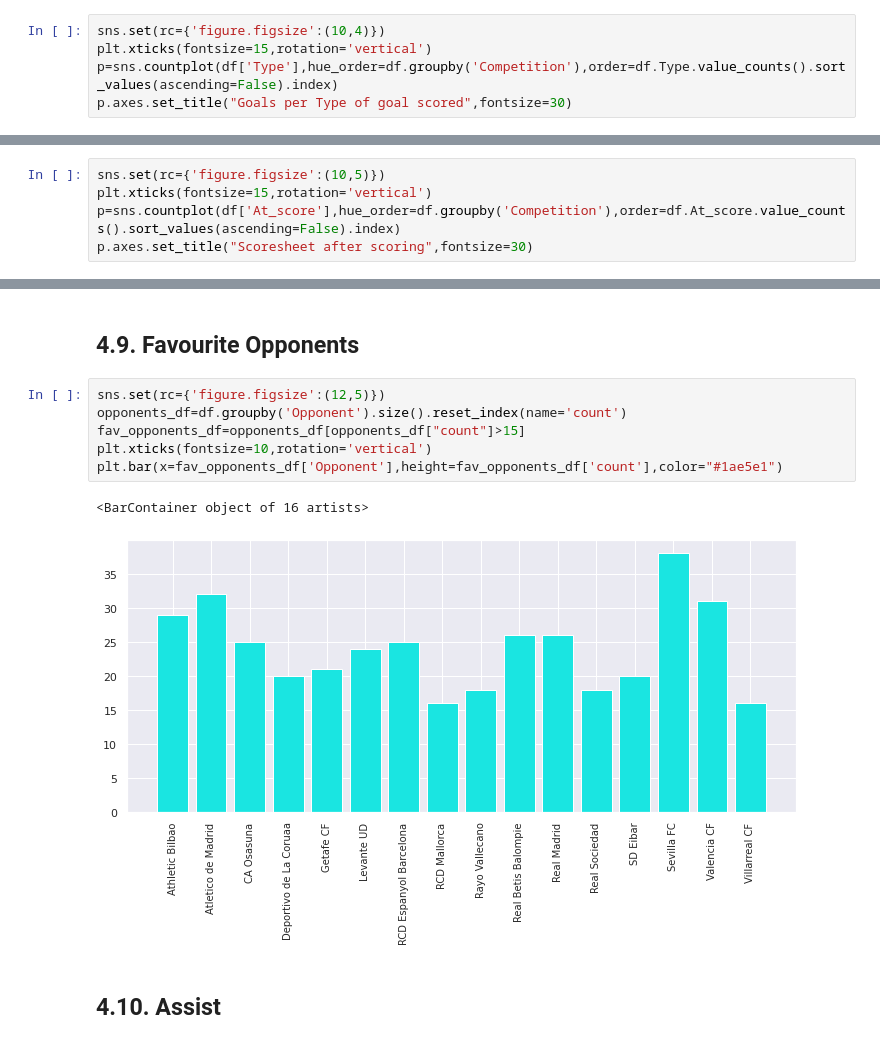
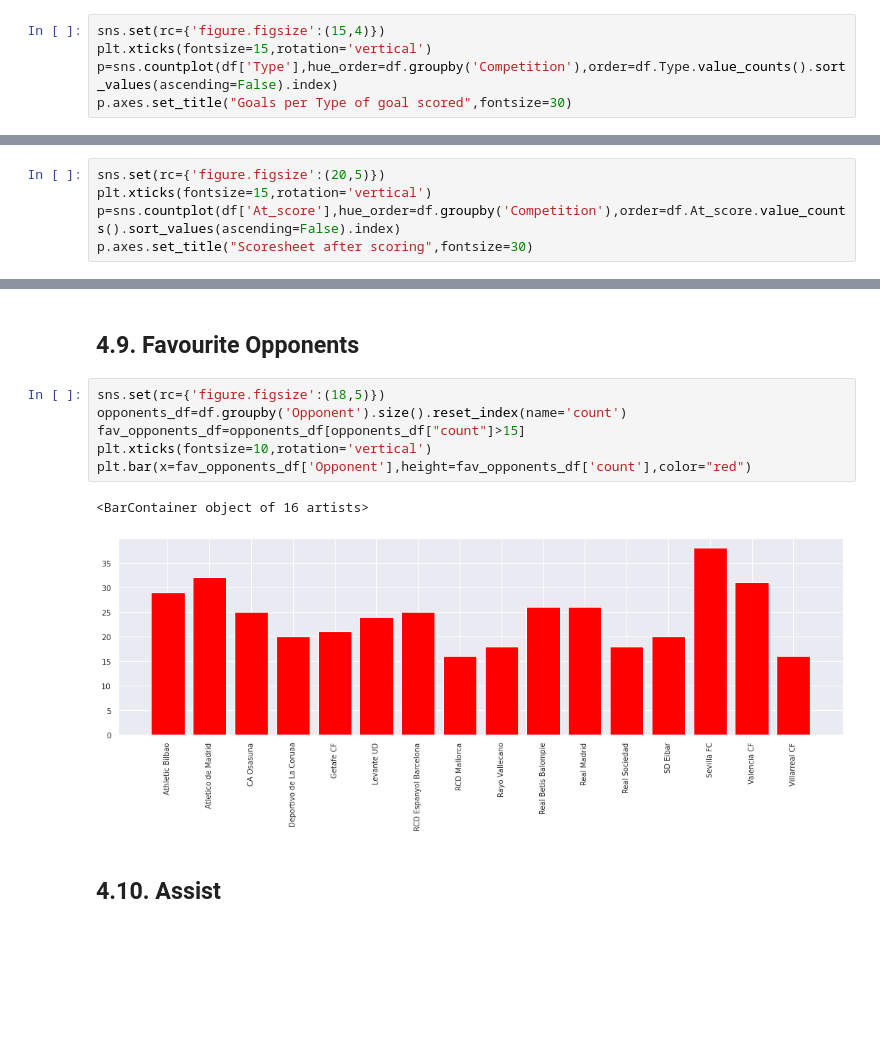
Before and after one commit to azminewasi/IBM-Machine-Learning, a Jupyter notebook: extended-eda-goals-lionel-messi.ipynb, the cells around one changed output, grey strips where cells are left out. Drawn from its saved outputs; the diff is of its cells as text; blank space fills up the shorter version.

```diff
--- a/extended-eda-goals-lionel-messi.ipynb
+++ b/extended-eda-goals-lionel-messi.ipynb
@@ -183,7 +196,7 @@ Text(0.5, 1.0, 'Goals per Game Minute (51-75)')
 # %% [markdown]
 ## 4.6. Goals per Type_of_goal
 # %%
-sns.set(rc={'figure.figsize':(10,4)})
+sns.set(rc={'figure.figsize':(15,4)})
 plt.xticks(fontsize=15,rotation='vertical')
 p=sns.countplot(df['Type'],hue_order=df.groupby('Competition'),order=df.Type.value_counts().sort_values(ascending=False).index)
 p.axes.set_title("Goals per Type of goal scored",fontsize=30)
@@ -193,7 +206,7 @@ Text(0.5, 1.0, 'Goals per Type of goal scored')
 # %% [markdown]
 ## 4.7. Scoreline after goal
 # %%
-sns.set(rc={'figure.figsize':(10,5)})
+sns.set(rc={'figure.figsize':(20,5)})
 plt.xticks(fontsize=15,rotation='vertical')
 p=sns.countplot(df['At_score'],hue_order=df.groupby('Competition'),order=df.At_score.value_counts().sort_values(ascending=False).index)
 p.axes.set_title("Scoresheet after scoring",fontsize=30)
@@ -213,14 +226,14 @@ Text(0.5, 1.0, 'Goals per Opponent')
 # %% [markdown]
 ## 4.9. Favourite Opponents
 # %%
-sns.set(rc={'figure.figsize':(12,5)})
+sns.set(rc={'figure.figsize':(18,5)})
 opponents_df=df.groupby('Opponent').size().reset_index(name='count')
 fav_opponents_df=opponents_df[opponents_df["count"]>15]
 plt.xticks(fontsize=10,rotation='vertical')
-plt.bar(x=fav_opponents_df['Opponent'],height=fav_opponents_df['count'],color="#1ae5e1")
+plt.bar(x=fav_opponents_df['Opponent'],height=fav_opponents_df['count'],color="red")
 # %% [output]
 <BarContainer object of 16 artists>
-[figure, old version]
+[figure, new version]
 # %% [markdown]
 ## 4.10. Assist
 # %%
```
Also changed, not shown: parts of 15 cells of this notebook.
